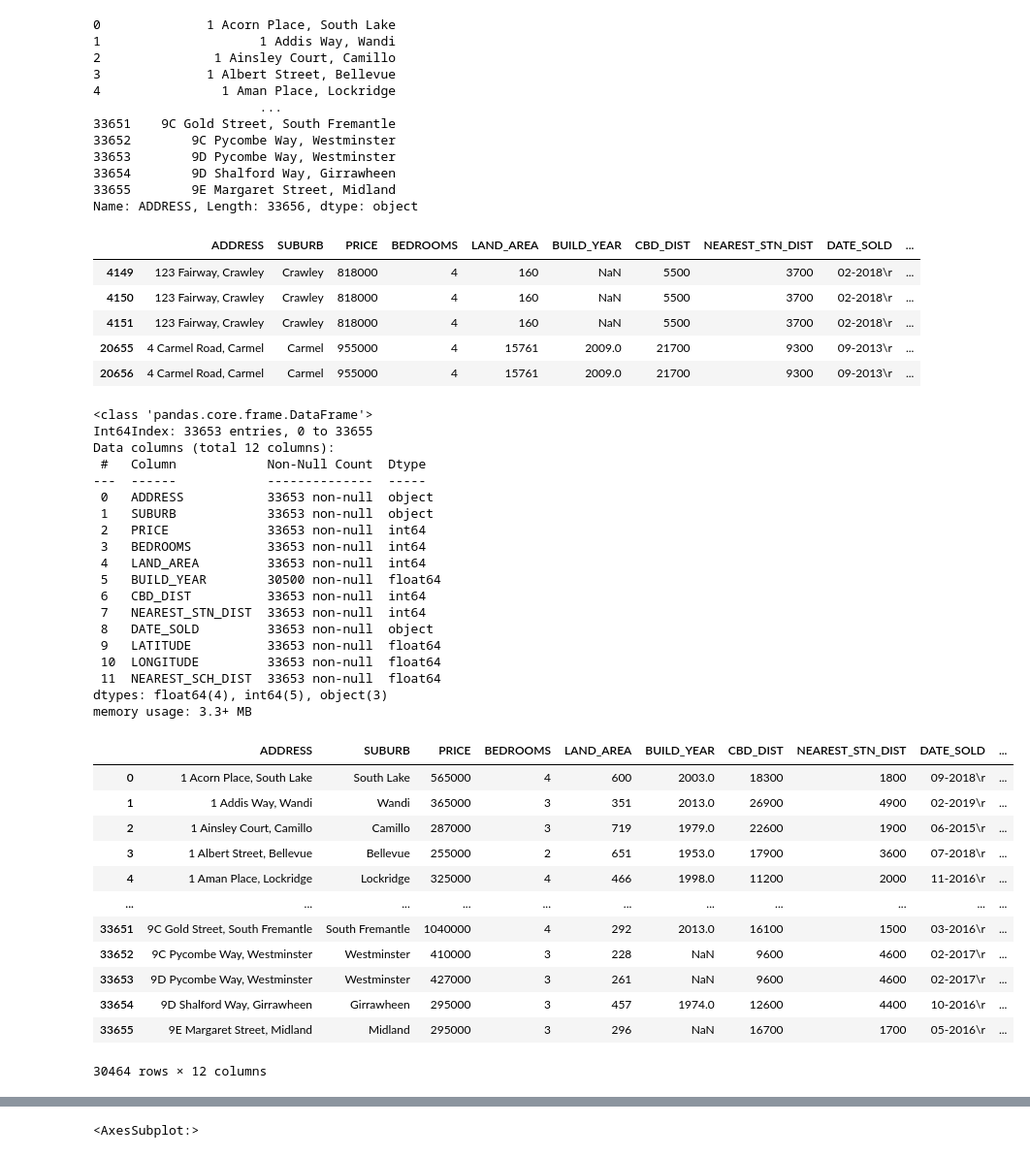
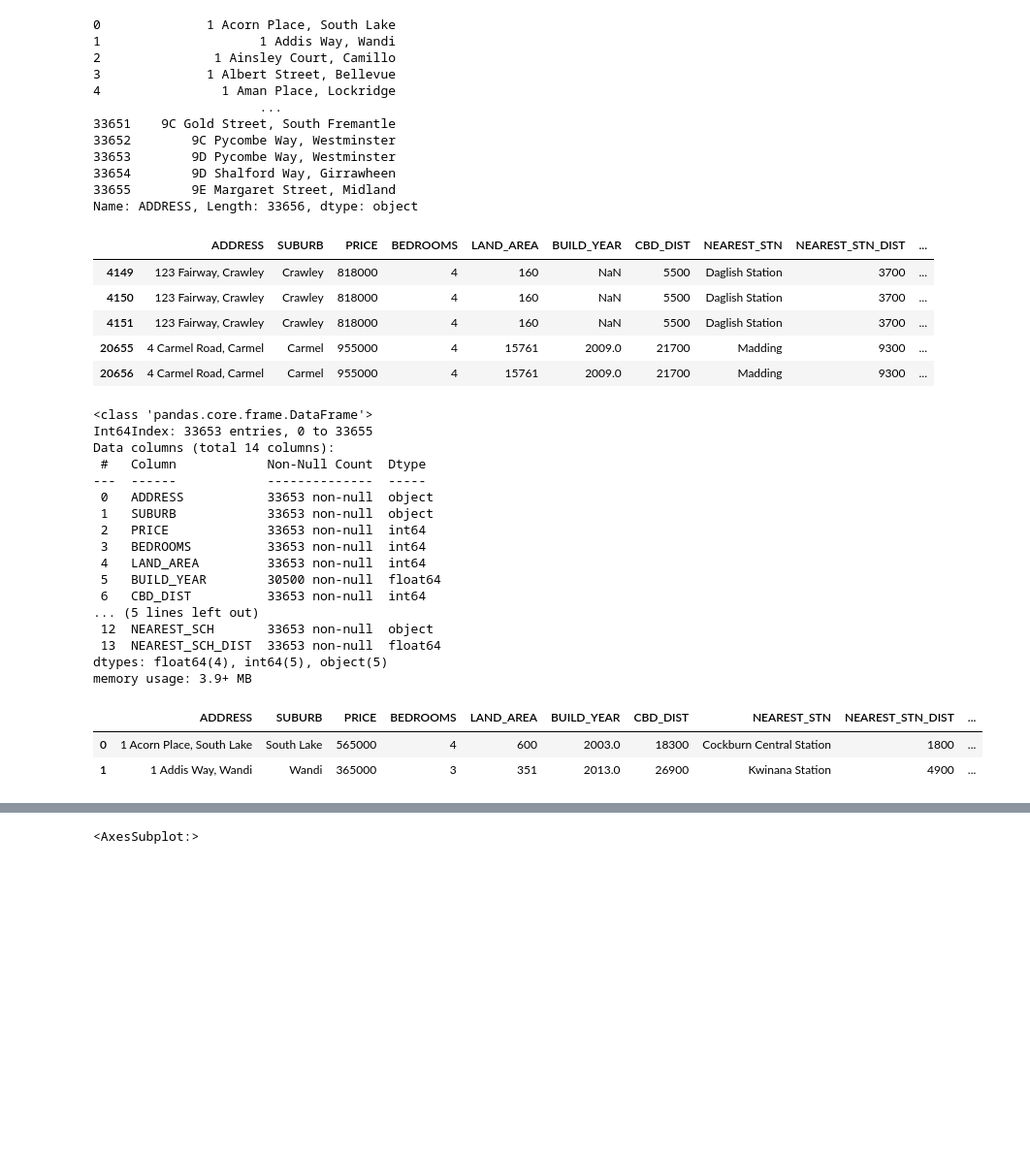
Before and after one commit to NZeinali/project_two, a Jupyter notebook: project_2.ipynb, the cells around one changed output, grey strips where cells are left out. Shown at 97% size. Drawn from its saved outputs; the diff is of its cells as text; code cells hidden in the pictures; blank space fills up the shorter version.

```diff
--- a/project_2.ipynb
+++ b/project_2.ipynb
@@ -16,8 +16,7 @@ perth_df.head(2)
 | 1 | 1 Addis Way | Wandi | 365000 | 3 | 2 | 2.0 | 351 | 139 | 2013.0 | 26900 | ... |
 # %%
 # Removing unwanted columns
-cleaned_perth_df = perth_df.drop(columns = ["BATHROOMS","GARAGE","FLOOR_AREA","NEAREST_STN","POSTCODE",
-"NEAREST_SCH", "NEAREST_SCH_RANK"])
+cleaned_perth_df = perth_df.drop(columns = ["BATHROOMS","GARAGE","FLOOR_AREA","POSTCODE","NEAREST_SCH_RANK"])
 
 cleaned_perth_df.info()
 # %% [output]
@@ -63,20 +60,20 @@ Name: ADDRESS, Length: 33656, dtype: object
 full_address = cleaned_perth_df["ADDRESS"]
 cleaned_perth_df[full_address.isin(full_address[full_address.duplicated()])]
 # %% [output]
-|  | ADDRESS | SUBURB | PRICE | BEDROOMS | LAND_AREA | BUILD_YEAR | CBD_DIST | NEAREST_STN_DIST | DATE_SOLD | ... |
-| 4149 | 123 Fairway, Crawley | Crawley | 818000 | 4 | 160 | NaN | 5500 | 3700 | 02-2018\r | ... |
-| 4150 | 123 Fairway, Crawley | Crawley | 818000 | 4 | 160 | NaN | 5500 | 3700 | 02-2018\r | ... |
-| 4151 | 123 Fairway, Crawley | Crawley | 818000 | 4 | 160 | NaN | 5500 | 3700 | 02-2018\r | ... |
-| 20655 | 4 Carmel Road, Carmel | Carmel | 955000 | 4 | 15761 | 2009.0 | 21700 | 9300 | 09-2013\r | ... |
-| 20656 | 4 Carmel Road, Carmel | Carmel | 955000 | 4 | 15761 | 2009.0 | 21700 | 9300 | 09-2013\r | ... |
+|  | ADDRESS | SUBURB | PRICE | BEDROOMS | LAND_AREA | BUILD_YEAR | CBD_DIST | NEAREST_STN | NEAREST_STN_DIST | ... |
+| 4149 | 123 Fairway, Crawley | Crawley | 818000 | 4 | 160 | NaN | 5500 | Daglish Station | 3700 | ... |
+| 4150 | 123 Fairway, Crawley | Crawley | 818000 | 4 | 160 | NaN | 5500 | Daglish Station | 3700 | ... |
+| 4151 | 123 Fairway, Crawley | Crawley | 818000 | 4 | 160 | NaN | 5500 | Daglish Station | 3700 | ... |
+| 20655 | 4 Carmel Road, Carmel | Carmel | 955000 | 4 | 15761 | 2009.0 | 21700 | Madding | 9300 | ... |
+| 20656 | 4 Carmel Road, Carmel | Carmel | 955000 | 4 | 15761 | 2009.0 | 21700 | Madding | 9300 | ... |
 # %%
-# Drop duplicate dwelling data
+# Drop duplicate data
 cleaned_perth_df.drop_duplicates(subset=["ADDRESS"], keep="last", inplace=True)
 cleaned_perth_df.info()
 # %% [output]
 <class 'pandas.core.frame.DataFrame'>
 Int64Index: 33653 entries, 0 to 33655
-Data columns (total 12 columns):
+Data columns (total 14 columns):
  #   Column            Non-Null Count  Dtype
 ---  ------            --------------  -----
  0   ADDRESS           33653 non-null  object
@@ -86,31 +83,19 @@ Data columns (total 12 columns):
  4   LAND_AREA         33653 non-null  int64
  5   BUILD_YEAR        30500 non-null  float64
  6   CBD_DIST          33653 non-null  int64
- 7   NEAREST_STN_DIST  33653 non-null  int64
- 8   DATE_SOLD         33653 non-null  object
- 9   LATITUDE          33653 non-null  float64
- 10  LONGITUDE         33653 non-null  float64
- 11  NEAREST_SCH_DIST  33653 non-null  float64
-dtypes: float64(4), int64(5), object(3)
-memory usage: 3.3+ MB
+... (5 lines left out)
+ 12  NEAREST_SCH       33653 non-null  object
+ 13  NEAREST_SCH_DIST  33653 non-null  float64
+dtypes: float64(4), int64(5), object(5)
+memory usage: 3.9+ MB
 # %%
 # Removing properties with land areas over 2500 sqm
-cleaned_perth_df = cleaned_perth_df.loc[cleaned_perth_df["LAND_AREA"]<2500]
-cleaned_perth_df
+cleaned_perth_df = cleaned_perth_df.loc[cleaned_perth_df["LAND_AREA"] <= 2500]
+cleaned_perth_df.head(2)
 # %% [output]
-|  | ADDRESS | SUBURB | PRICE | BEDROOMS | LAND_AREA | BUILD_YEAR | CBD_DIST | NEAREST_STN_DIST | DATE_SOLD | ... |
-| 0 | 1 Acorn Place, South Lake | South Lake | 565000 | 4 | 600 | 2003.0 | 18300 | 1800 | 09-2018\r | ... |
-| 1 | 1 Addis Way, Wandi | Wandi | 365000 | 3 | 351 | 2013.0 | 26900 | 4900 | 02-2019\r | ... |
-| 2 | 1 Ainsley Court, Camillo | Camillo | 287000 | 3 | 719 | 1979.0 | 22600 | 1900 | 06-2015\r | ... |
-| 3 | 1 Albert Street, Bellevue | Bellevue | 255000 | 2 | 651 | 1953.0 | 17900 | 3600 | 07-2018\r | ... |
-| 4 | 1 Aman Place, Lockridge | Lockridge | 325000 | 4 | 466 | 1998.0 | 11200 | 2000 | 11-2016\r | ... |
-| ... | ... | ... | ... | ... | ... | ... | ... | ... | ... | ... |
-| 33651 | 9C Gold Street, South Fremantle | South Fremantle | 1040000 | 4 | 292 | 2013.0 | 16100 | 1500 | 03-2016\r | ... |
-| 33652 | 9C Pycombe Way, Westminster | Westminster | 410000 | 3 | 228 | NaN | 9600 | 4600 | 02-2017\r | ... |
-| 33653 | 9D Pycombe Way, Westminster | Westminster | 427000 | 3 | 261 | NaN | 9600 | 4600 | 02-2017\r | ... |
-| 33654 | 9D Shalford Way, Girrawheen | Girrawheen | 295000 | 3 | 457 | 1974.0 | 12600 | 4400 | 10-2016\r | ... |
-| 33655 | 9E Margaret Street, Midland | Midland | 295000 | 3 | 296 | NaN | 16700 | 1700 | 05-2016\r | ... |
+|  | ADDRESS | SUBURB | PRICE | BEDROOMS | LAND_AREA | BUILD_YEAR | CBD_DIST | NEAREST_STN | NEAREST_STN_DIST | ... |
+| 0 | 1 Acorn Place, South Lake | South Lake | 565000 | 4 | 600 | 2003.0 | 18300 | Cockburn Central Station | 1800 | ... |
+| 1 | 1 Addis Way, Wandi | Wandi | 365000 | 3 | 351 | 2013.0 | 26900 | Kwinana Station | 4900 | ... |
-30464 rows × 12 columns
 # %%
 # Split DATE_SOLD data from MM-YYYY to only get the year part
 date_splited = cleaned_perth_df["DATE_SOLD"].str.rsplit('-')
```
Also changed, not shown: parts of 10 cells of this notebook, 25 other files.
